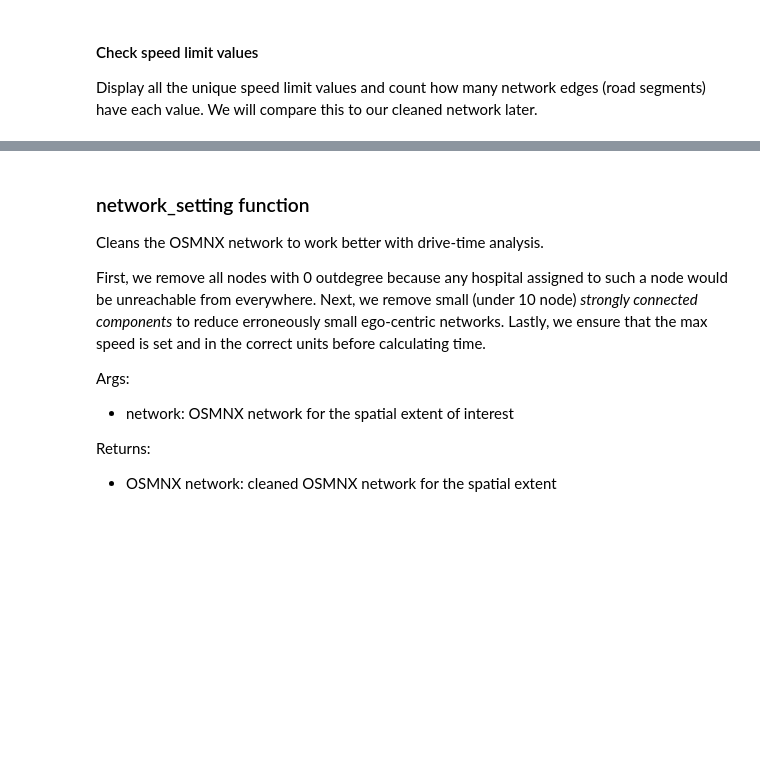
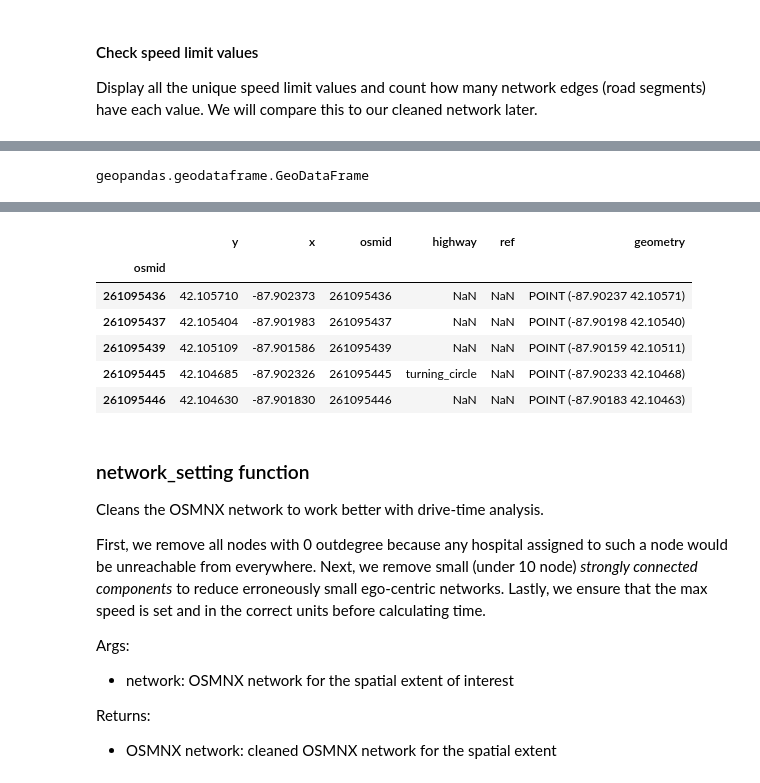
Before and after one commit to benjamincordola/RPr-Kang-2020, a Jupyter notebook: procedure/code/03-COVID-19Acc-Reanalysis.ipynb, the cells around one changed output, grey strips where cells are left out. Cells and saved outputs as stored; diff of their text form; code cells hidden in the pictures; blank space fills up the shorter version.

```diff
--- a/procedure/code/03-COVID-19Acc-Reanalysis.ipynb
+++ b/procedure/code/03-COVID-19Acc-Reanalysis.ipynb
@@ -255,3 +251,8 @@ Wall time: 33.3 s
+# %%
+type(nodes)
+type(edges)
+# %% [output]
+geopandas.geodataframe.GeoDataFrame
 # %%
 edges.head()
 # %% [output]
@@ -262,6 +263,16 @@ edges.head()
 |  | 261095436 | 0 | 24067717 | residential | False | 46.873 | NaN | LINESTRING (-87.90198 42.10540, -... | NaN | NaN | NaN | ... |
 |  | 261109275 | 0 | 24069424 | residential | False | 34.892 | NaN | LINESTRING (-87.90198 42.10540, -... | NaN | NaN | NaN | ... |
 |  | 261109274 | 0 | 24069424 | residential | False | 47.866 | NaN | LINESTRING (-87.90198 42.10540, -... | NaN | NaN | NaN | ... |
+# %%
+nodes.head()
+# %% [output]
+|  | y | x | osmid | highway | ref | geometry |
+| osmid |  |  |  |  |  |  |
+| 261095436 | 42.105710 | -87.902373 | 261095436 | NaN | NaN | POINT (-87.90237 42.10571) |
+| 261095437 | 42.105404 | -87.901983 | 261095437 | NaN | NaN | POINT (-87.90198 42.10540) |
+| 261095439 | 42.105109 | -87.901586 | 261095439 | NaN | NaN | POINT (-87.90159 42.10511) |
+| 261095445 | 42.104685 | -87.902326 | 261095445 | turning_circle | NaN | POINT (-87.90233 42.10468) |
+| 261095446 | 42.104630 | -87.901830 | 261095446 | NaN | NaN | POINT (-87.90183 42.10463) |
 # %% [markdown]
 ### network_setting function
 
```
Also changed, not shown: parts of 27 cells of this notebook.
